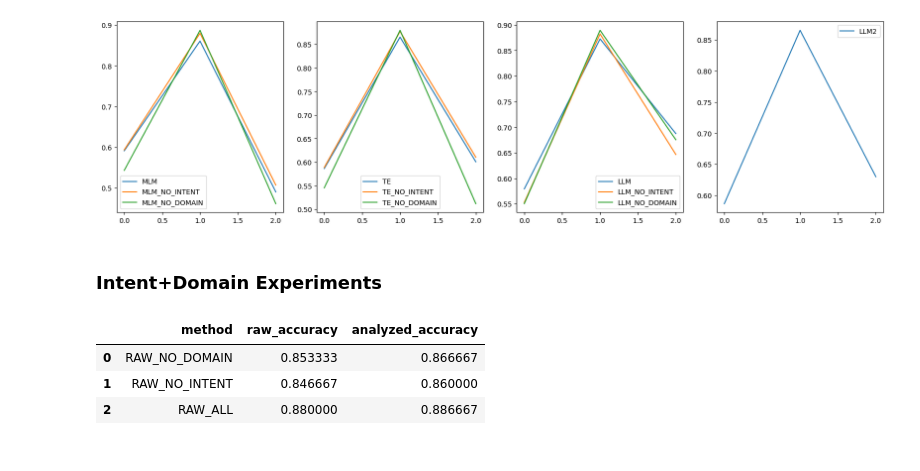
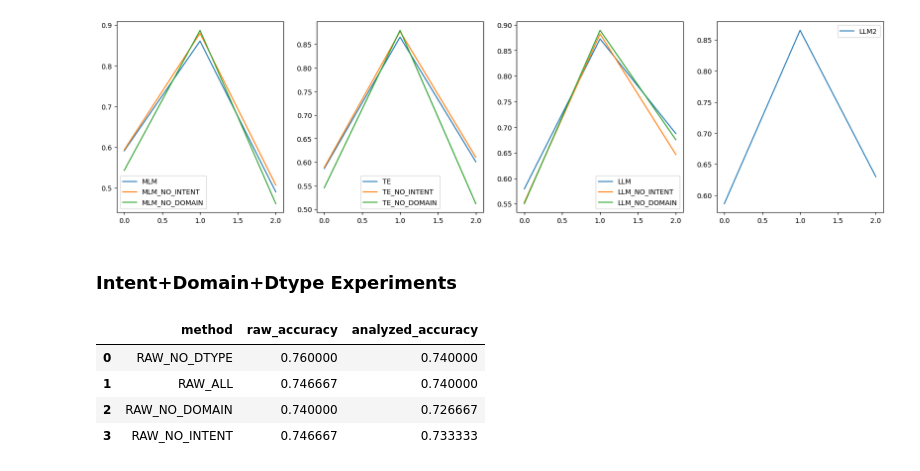
Before and after one commit to darktheorys/smartrag, a Jupyter notebook: notebooks/Scoring_and_Comparison.ipynb, the cells around one changed output. Cells and saved outputs as stored; diff of their text form; code cells hidden in the pictures.

Commit message:
Add dtype extractor and strateqyqa experiment

```diff
--- a/notebooks/Scoring_and_Comparison.ipynb
+++ b/notebooks/Scoring_and_Comparison.ipynb
@@ -201,11 +201,16 @@ df.to_csv(f"./data/{dataset_name}_ambiguous_top{top_n}+DOMAIN+LLM+Intent+MLM+TE+
 # %%
 df = pd.read_csv(f"./data/{dataset_name}_ambiguous_top{top_n}+DOMAIN+LLM+Intent+MLM+TE+LLM+eval.csv")
 # %% [markdown]
-### Intent+Domain Experiments
+### Intent+Domain+Dtype Experiments
 # %%
 lm1 = RunnableLambda(lambda x: chain_answer.invoke(x["raw"]))
 lm2 = RunnableLambda(lambda x: chain_answer.invoke(x["analyzed"]))
 chain_ = RunnableParallel(raw=lm1, analyzed=lm2)
 # %%
-methods = ["RAW_NO_DOMAIN", "RAW_NO_INTENT", "RAW_ALL"]
+methods = [
+    "RAW_NO_DTYPE",
+    "RAW_ALL",
+    "RAW_NO_DOMAIN",
+    "RAW_NO_INTENT",
+]
 # %%
@@ -254,36 +269,37 @@ for method in methods:
 # %%
-df = df.rename(
-    columns={
-        col: col.replace("raw", "analyzed")
-        if "raw" in col
-        else (col.replace("analyzed", "raw") if "analyzed" in col else col)
-        for col in df.columns
-    }
-)
+# df = df.rename(
+#     columns={
+#         col: col.replace("raw", "analyzed")
+#         if "raw" in col
+#         else (col.replace("analyzed", "raw") if "analyzed" in col else col)
+#         for col in df.columns
+#     }
+# )
 # %%
 eval_df = pd.DataFrame(columns=["method", "raw_accuracy", "analyzed_accuracy"])
 
 for method in methods:
     eval_df = pd.concat(
         [
             eval_df,
             pd.DataFrame(
                 [
                     {
                         "method": method,
-                        "raw_accuracy": df[f"{method}_raw_question_answered_by_gpt35_correct"].mean(),
-                        "analyzed_accuracy": df[f"{method}_analyzed_question_answered_by_gpt35_correct"].mean(),
+                        "raw_accuracy": (df[f"{method}_raw_question_answered_by_gpt4_correct"] * 1.0).mean(),
+                        "analyzed_accuracy": (df[f"{method}_analyzed_question_answered_by_gpt4_correct"] * 1.0).mean(),
                     }
                 ]
             ),
         ],
         ignore_index=True,
     )
 eval_df
 # %% [output]
 |  | method | raw_accuracy | analyzed_accuracy |
-| 0 | RAW_NO_DOMAIN | 0.853333 | 0.866667 |
-| 1 | RAW_NO_INTENT | 0.846667 | 0.860000 |
-| 2 | RAW_ALL | 0.880000 | 0.886667 |
+| 0 | RAW_NO_DTYPE | 0.760000 | 0.740000 |
+| 1 | RAW_ALL | 0.746667 | 0.740000 |
+| 2 | RAW_NO_DOMAIN | 0.740000 | 0.726667 |
+| 3 | RAW_NO_INTENT | 0.746667 | 0.733333 |
 # %%
 df.to_csv(f"./data/{dataset_name}_{experiment}+eval.csv", index=False)
```
Also changed, not shown: parts of 5 cells of this notebook, 8 other files.
